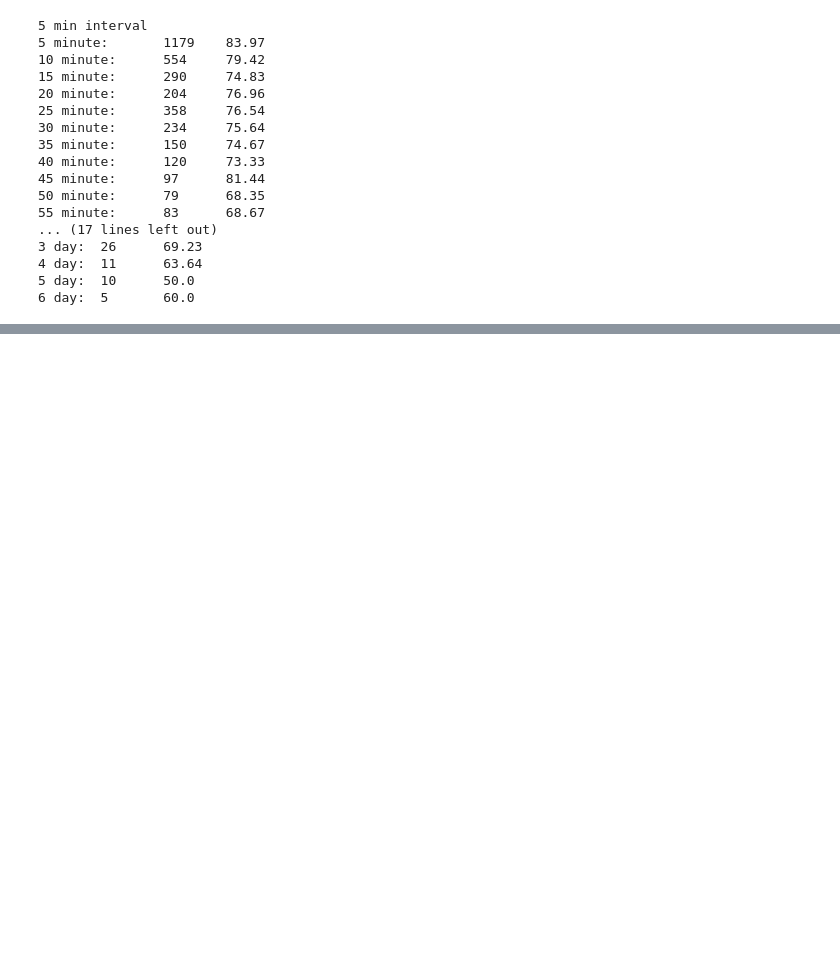
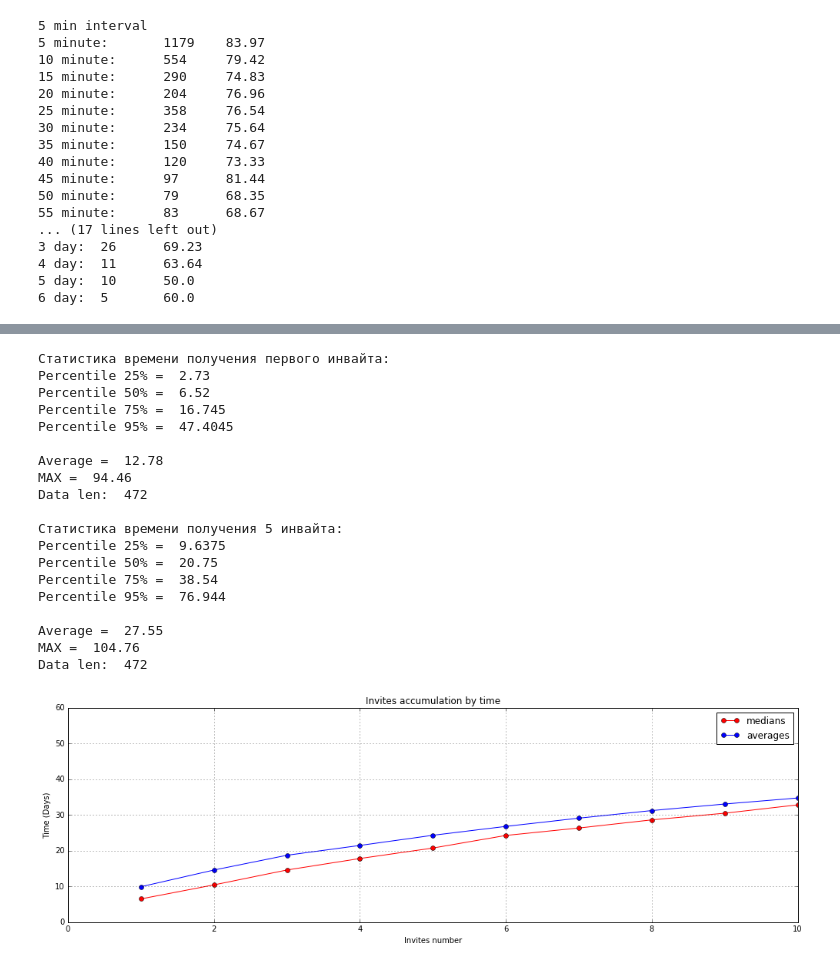
Before and after one commit to NadyaMotina/profi_analytics, a Jupyter notebook: Prep Ratings/responsiveness_research.ipynb, the cells around one changed output, grey strips where cells are left out. Drawn from its saved outputs; the diff is of its cells as text; code cells hidden in the pictures; blank space fills up the shorter version.

```diff
--- a/Prep Ratings/responsiveness_research.ipynb
+++ b/Prep Ratings/responsiveness_research.ipynb
@@ -864,0 +990,60 @@ for t in range(interval, max_time, interval):
+# %%
+preps_invites_intervals_hours_20 = {}
+day_seconds = 60 * 60 * 24
+
+for i in preps_invites_intervals_20:
+    preps_invites_intervals_hours_20[i] = map(lambda t: round(t.total_seconds() / day_seconds, 2),
+                                             preps_invites_intervals_20[i])
+# %%
+print 'Статистика времени получения первого инвайта:'
+show_usual_stats(sorted(preps_invites_intervals_hours_20[1]))
+
+print '\nСтатистика времени получения 5 инвайта:'
+show_usual_stats(sorted(preps_invites_intervals_hours_20[5]))
+
+plt.figure(figsize=(17,5))
+plt.xlim(0, 10)
+
+# берем МЕДИАНУ времени по каждому N-ому ответу
+medians_y = []
+for i in x:
+    medians_y.append(percentile(sorted(preps_invites_intervals_hours_20[i]), 0.5))
+plt.plot(x, medians_y, 'ro-', label='medians')
+
+# берем УСЕЧЕННОЕ СРЕДНЕЕ времени по каждому N-ому ответу
+TRUNCATION = 0.95
+
+averages_y = []
+for i in x:
+    last_truncated_index = int(len(preps_invites_intervals_hours_20[i]) * TRUNCATION)
+    truncated_list = sorted(preps_invites_intervals_hours_20[i])[:last_truncated_index]
+    averages_y.append(avg(truncated_list))
+plt.plot(x, averages_y, 'bo-', label='averages')
+
+plt.title("Invites accumulation by time")
+plt.xlabel("Invites number")
+plt.ylabel("Time (Days)")
+plt.legend(loc='upper right')
+plt.grid(True)
+plt.show()
+# %% [output]
+Статистика времени получения первого инвайта:
+Percentile 25% =  2.73
+Percentile 50% =  6.52
+Percentile 75% =  16.745
+Percentile 95% =  47.4045
+
+Average =  12.78
+MAX =  94.46
+Data len:  472
+
+Статистика времени получения 5 инвайта:
+Percentile 25% =  9.6375
+Percentile 50% =  20.75
+Percentile 75% =  38.54
+Percentile 95% =  76.944
+
+Average =  27.55
+MAX =  104.76
+Data len:  472
+[figure, added]
```
Also changed, not shown: parts of 35 cells of this notebook.
